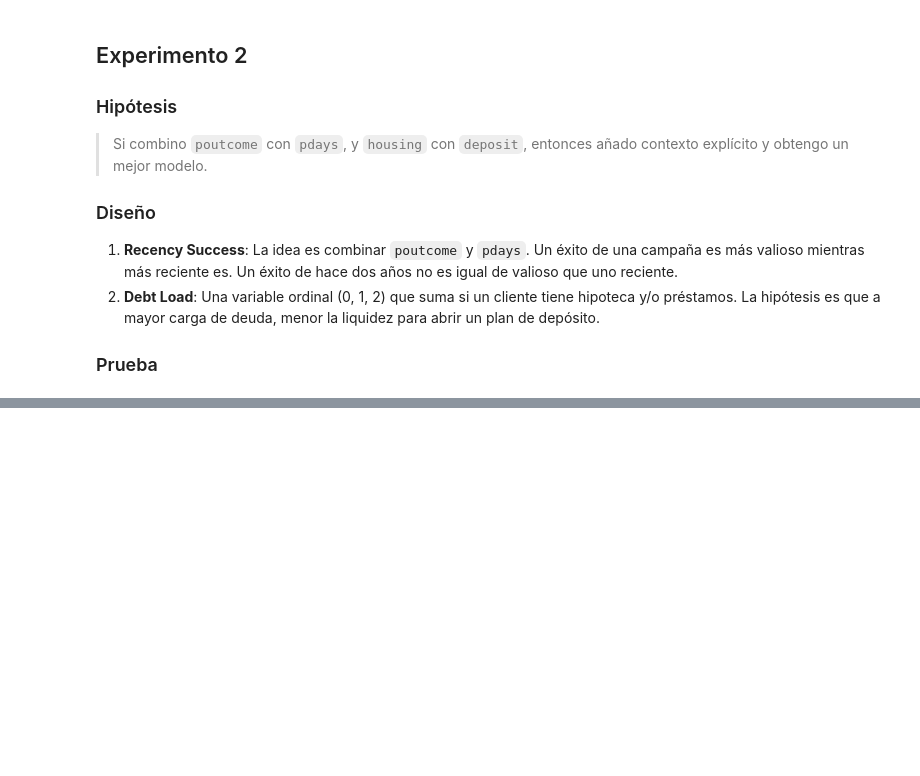
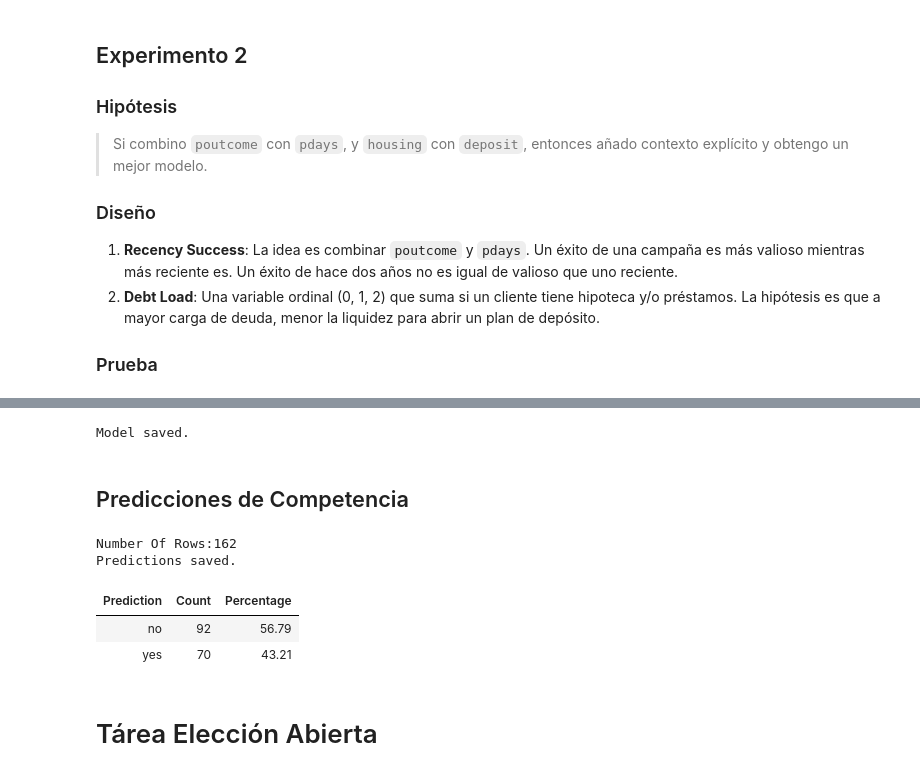
Before and after one commit to mathiasaiva/AA_primera_practica, a Jupyter notebook: notebooks/01_EDA_and_modeling.ipynb, the cells around one changed output, grey strips where cells are left out. Drawn from its saved outputs; the diff is of its cells as text; code cells hidden in the pictures; blank space fills up the shorter version.

Commit message:
Outer Test & Final Model & Competition Predictions + What more is there to say?

```diff
--- a/notebooks/01_EDA_and_modeling.ipynb
+++ b/notebooks/01_EDA_and_modeling.ipynb
@@ -1147,0 +1128,46 @@ Encontramos que SVM RBF con `C=10` es el mejor modelo (ROC-AUC de ~0.92). Esto l
+# %%
+# Full dataset
+X_final = df_train.drop('deposit', axis=1)
+y_final = df_train['deposit'].map({'yes': 1, 'no': 0})
+
+# Final model — same pipeline as best model
+final_model = Pipeline([
+    ('clean', FunctionTransformer(basic_cleaning)),
+    ('prep', preprocessor),
+    ('clf', SVC(kernel='rbf', C=10, gamma='auto', random_state=NIA_SEED, probability=True))
+])
+
+final_model.fit(X_final, y_final)
+
+# Save
+joblib.dump(final_model, '../models/modelo_final.joblib')
+print("Model saved.")
+# %% [output]
+Model saved.
+# %% [markdown]
+## Predicciones de Competencia
+# %%
+# Competition predictions
+X_competition = df_test
+print('Number Of Rows:' + str(X_competition.shape[0]))
+
+y_pred_competition = final_model.predict(X_competition)
+y_pred_labels = pd.Series(y_pred_competition).map({1: 'yes', 0: 'no'})
+
+# Save predictions
+y_pred_labels.to_csv('../outputs/predicciones.csv', index=False, header=['deposit'])
+print("Predictions saved.")
+
+# Distribution table
+dist = y_pred_labels.value_counts().reset_index()
+dist.columns = ['Prediction', 'Count']
+dist['Percentage'] = (dist['Count'] / len(y_pred_labels) * 100).round(2)
+show_df(dist)
+# %% [output]
+Number Of Rows:162
+Predictions saved.
+| Prediction | Count | Percentage |
+| no | 92 | 56.79 |
+| yes | 70 | 43.21 |
+# %% [markdown]
+# Tárea Elección Abierta
```
Also changed, not shown: parts of 19 cells of this notebook, 1 other file.
